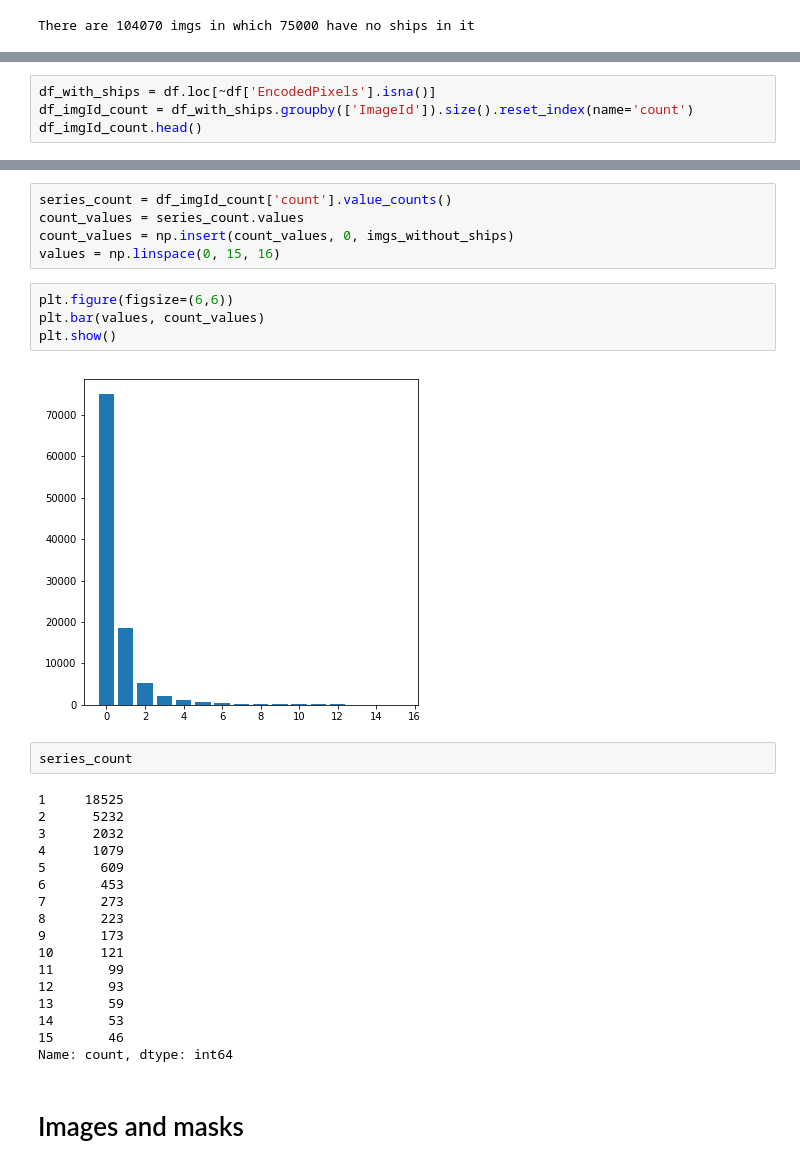
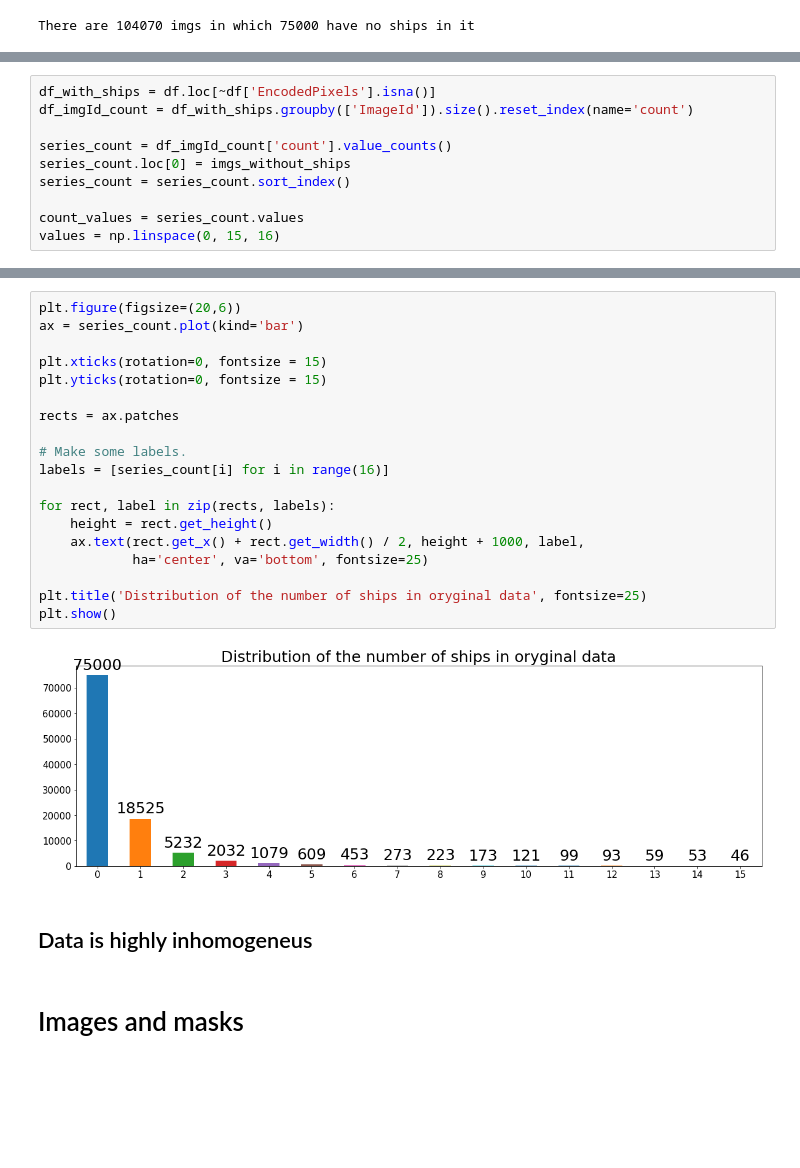
Before and after one commit to FallenApart/temp-for-interview, a Jupyter notebook: airbus-slideshows.ipynb, the cells around one changed output, grey strips where cells are left out. Cells and saved outputs as stored; diff of their text form; blank space fills up the shorter version.

```diff
--- a/airbus-slideshows.ipynb
+++ b/airbus-slideshows.ipynb
@@ -43,4 +65,10 @@ There are 104070 imgs in which 75000 have no ships in it
 # %%
 df_with_ships = df.loc[~df['EncodedPixels'].isna()]
 df_imgId_count = df_with_ships.groupby(['ImageId']).size().reset_index(name='count')
-df_imgId_count.head()
+
+series_count = df_imgId_count['count'].value_counts()
+series_count.loc[0] = imgs_without_ships
+series_count = series_count.sort_index()
+
+count_values = series_count.values
+values = np.linspace(0, 15, 16)
@@ -54,33 +75,26 @@ df_imgId_count.head()
-# %%
-series_count = df_imgId_count['count'].value_counts()
-count_values = series_count.values
-count_values = np.insert(count_values, 0, imgs_without_ships)
-values = np.linspace(0, 15, 16)
-# %%
-plt.figure(figsize=(6,6))
-plt.bar(values, count_values)
-plt.show()
-# %% [output]
-[figure, removed]
-# %%
-series_count
-# %% [output]
-1     18525
-2      5232
-3      2032
-4      1079
-5       609
-6       453
-7       273
-8       223
-9       173
-10      121
-11       99
-12       93
-13       59
-14       53
-15       46
-Name: count, dtype: int64
+# %%
+plt.figure(figsize=(20,6))
+ax = series_count.plot(kind='bar')
+
+plt.xticks(rotation=0, fontsize = 15)
+plt.yticks(rotation=0, fontsize = 15)
+
+rects = ax.patches
+
+# Make some labels.
+labels = [series_count[i] for i in range(16)]
+
+for rect, label in zip(rects, labels):
+    height = rect.get_height()
+    ax.text(rect.get_x() + rect.get_width() / 2, height + 1000, label,
+            ha='center', va='bottom', fontsize=25)
+
+plt.title('Distribution of the number of ships in oryginal data', fontsize=25)
+plt.show()
+# %% [output]
+[figure, added]
+# %% [markdown]
+## Data is highly inhomogeneus
 # %% [markdown]
 # Images and masks
 # %%
```
Also changed, not shown: parts of 11 cells of this notebook.
